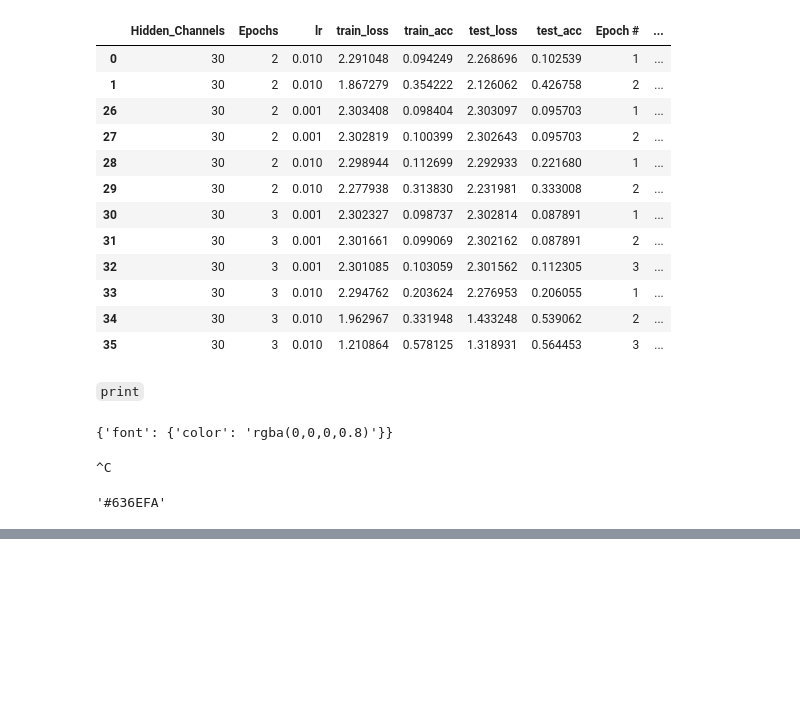
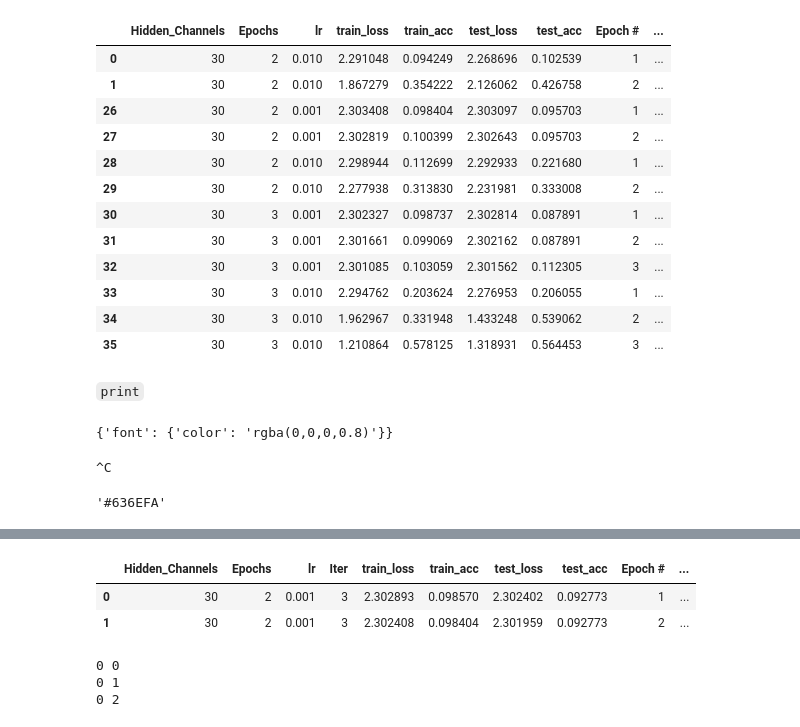
Before and after one commit to Oriol23/CNN-classification, a Jupyter notebook: notebooks/testnotebook.ipynb, the cells around one changed output, grey strips where cells are left out. Cells and saved outputs as stored; diff of their text form; code cells hidden in the pictures; blank space fills up the shorter version.

Commit message:
Added an iter functionality

```diff
--- a/notebooks/testnotebook.ipynb
+++ b/notebooks/testnotebook.ipynb
@@ -312,28 +312,33 @@ from utils.helpers import create_and_save_experiment_metadata
 
 device = "cuda" if torch.cuda.is_available() else "cpu"
 
+# A Hyperparameter named Iter controls the number of iterations for a given
+# set of hyperparameters
 HYPERPARAMETERS = {'Hidden_Channels': [30],
-                   'Epochs': [2],
-                   'lr': [0.01],
-                   'Coolness': [100]
+                   'Epochs': [10],
+                   'lr': [0.1,0.01,0.001],
+                   'Iter': [3],
+                   'Size':[0.1]
                    }
 
-experiment_name = "New_model_2"
+experiment_name = "lr_sweep_size_01"
 hp_combinations = hyperparameter_combinations(HYPERPARAMETERS)
 
 for n,combination in enumerate(hp_combinations):
     HIDDEN_CHANNELS = combination[0]
     NUM_EPOCHS = combination[1]
     LR = combination[2]
+    ITER = combination[3]
+    SIZE = combination[4]
 
-    train_dataloader, test_dataloader = create_train_test_dataloaders(size=0.1) #type: ignore
+    train_dataloader, test_dataloader = create_train_test_dataloaders(size=SIZE) #type: ignore
 
     model_0 = TinyVGG_1(input_shape=1,hidden_channels=HIDDEN_CHANNELS,output_shape=10).to(device)
     loss_fn = nn.CrossEntropyLoss()
     optimizer = torch.optim.SGD(params=model_0.parameters(),lr=LR)
 
-    #model_name = model_0._get_name()
-    model_name = "Model_3"
+    model_name = model_0._get_name()
+    #model_name = "Model_3"
 
     extra = ""
     namelist = [str(key)+"_"+str(val)+"_" for key,val in zip(HYPERPARAMETERS.keys(),combination)]
@@ -352,6 +357,7 @@ for n,combination in enumerate(hp_combinations):
                     optimizer=optimizer,
                     loss_fn=loss_fn,
                     epochs=NUM_EPOCHS,
+                    iters=ITER,
                     writer=writer)
     # Store additional information on the experiment
     create_and_save_experiment_metadata(experiment_name=experiment_name,
@@ -976,0 +1049,6 @@ next(itc)
+# %%
+df[df["Iter #"]==1]
+# %% [output]
+|  | Hidden_Channels | Epochs | lr | Iter | train_loss | train_acc | test_loss | test_acc | Epoch # | ... |
+| 0 | 30 | 2 | 0.001 | 3 | 2.302893 | 0.098570 | 2.302402 | 0.092773 | 1 | ... |
+| 1 | 30 | 2 | 0.001 | 3 | 2.302408 | 0.098404 | 2.301959 | 0.092773 | 2 | ... |
@@ -976,0 +1060,8 @@ next(itc)
+# %%
+for n in range(num_iter):
+    for m in range(3):
+        print(n,m)
+# %% [output]
+0 0
+0 1
+0 2
```
Also changed, not shown: parts of 15 cells of this notebook, 2 other files.
